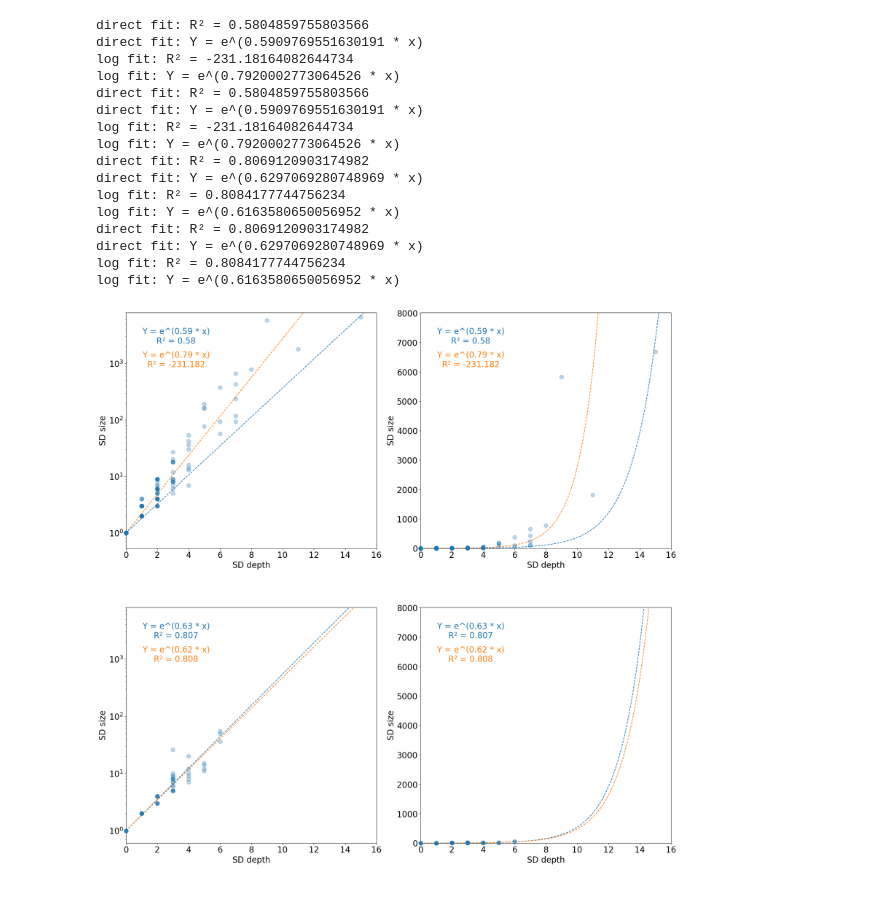
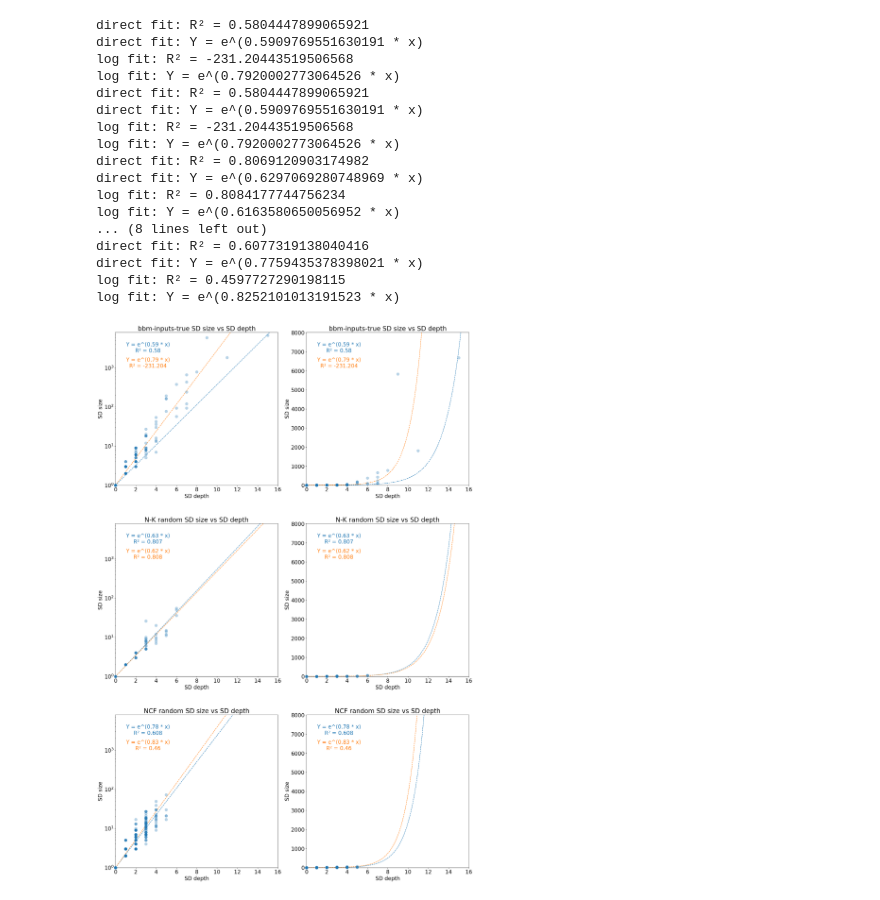
Before and after one commit to jcrozum/biobalm, a Jupyter notebook: analysis/output_analysis.ipynb, the cells around one changed output. Drawn from its saved outputs; the diff is of its cells as text; code cells hidden in the pictures.

```diff
--- a/analysis/output_analysis.ipynb
+++ b/analysis/output_analysis.ipynb
@@ -36,5 +38,8 @@ BID = BID.dropna(subset=['sdsize','sddepth'])
 # %%
-RAN = pd.read_csv("random-prototype.csv")
-RAN.columns = ["name", "n", "sdsize", "sddepth", "att", "maa", "mintrap"]
-RAN = RAN.sort_values(by=["name"])
-RAN = RAN.dropna(subset=['sdsize','sddepth'])
+NCF = pd.read_csv("SD_analysis_random_ncf.csv")
+NCF.attrs["name"] = "NCF random"
+NCF.columns = ["model_name", "n", "sdsize", "sddepth", "att", "maa", "mintrap"]
+NCF = NCF.sort_values(by=["model_name"])
+NCF = NCF.dropna(subset=["sdsize","sddepth"])
+
+NCF
@@ -87,15 +106,16 @@ def comparison_plots(vars, hlines=None, vlines=None):
 
         axd = figs[i, j].subplots(1,1)
         axd.set_zorder(10)
+        axd.set_title(data.attrs["name"] + " " + py.label + " vs " + px.label)
 
         if hlines:
             axd.hlines(hlines, xmin, xmax, color="k", linestyle="-.")
         if vlines:
             axd.vlines(vlines, ymin, ymax, color="k", linestyle="-.")
         if xlog:
-            axd.set_xscale('log')
+            axd.set_xscale("log")
         if ylog:
-            axd.set_yscale('log')
+            axd.set_yscale("log")
         if ytrend:
             xs = data[vx].sort_values()
             ys = data[vy].sort_values()
@@ -111,17 +131,17 @@ def comparison_plots(vars, hlines=None, vlines=None):
             print(f"direct fit: R² = {rSquared}")
             # plot the results
             xs1 = np.arange(xmin,xmax, 0.1)
-            axd.plot(xs1, monoExp(xs1, t), '--', label="fitted_scipy")
+            axd.plot(xs1, monoExp(xs1, t), "--", label="fitted_scipy")
             # inspect the parameters
             print(f"direct fit: Y = e^({t} * x)")
 
             axd.annotate(
                 f"Y = e^({round(t,2)} * x)\nR² = {round(rSquared,3)}",
                 xy=(0.2, 0.9),
-                xycoords = 'axes fraction',
+                xycoords = "axes fraction",
                 ha="center",
                 va="center",
-                c='#1f77b4'
+                c="#1f77b4"
             )
 
             # fit to log
@@ -135,17 +155,17 @@ def comparison_plots(vars, hlines=None, vlines=None):
             print(f"log fit: R² = {rSquared}")
             # plot the results
             xs1 = np.arange(xmin,xmax, 0.1)
-            axd.plot(xs1, monoExp(xs1, t), '--', label="fitted_scipy")
+            axd.plot(xs1, monoExp(xs1, t), "--", label="fitted_scipy")
             # inspect the parameters
             print(f"log fit: Y = e^({t} * x)")
 
             axd.annotate(
                 f"Y = e^({round(t,2)} * x)\nR² = {round(rSquared,3)}",
                 xy=(0.2, 0.8),
-                xycoords = 'axes fraction',
+                xycoords = "axes fraction",
                 ha="center",
                 va="center",
-                c='#ff7f0e'
+                c="#ff7f0e"
             )
 
         axd.scatter(data[vx], data[vy],
@@ -195,41 +225,52 @@ vars = [
     [
         (
             PlotVar(BTR,"sddepth",0,BTR["sddepth"].max()+1),
-            PlotVar(BTR,"sdsize",0,BTR["sdsize"].max()*1.2,True,True),
+            PlotVar(BTR,"sdsize",1,BTR["sdsize"].max()*1.2,True,True),
         ),
         (
             PlotVar(BTR,"sddepth",0,BTR["sddepth"].max()+1),
             PlotVar(BTR,"sdsize",0,BTR["sdsize"].max()*1.2,False,True),
         ),
     ],
     [
         (
             PlotVar(RAN,"sddepth",0,BTR["sddepth"].max()+1),
-            PlotVar(RAN,"sdsize",0,BTR["sdsize"].max()*1.2,True,True),
+            PlotVar(RAN,"sdsize",1,BTR["sdsize"].max()*1.2,True,True),
         ),
         (
             PlotVar(RAN,"sddepth",0,BTR["sddepth"].max()+1),
             PlotVar(RAN,"sdsize",0,BTR["sdsize"].max()*1.2,False,True),
         ),
     ],
+        [
+        (
+            PlotVar(NCF,"sddepth",0,BTR["sddepth"].max()+1),
+            PlotVar(NCF,"sdsize",1,BTR["sdsize"].max()*1.2,True,True),
+        ),
+        (
+            PlotVar(NCF,"sddepth",0,BTR["sddepth"].max()+1),
+            PlotVar(NCF,"sdsize",0,BTR["sdsize"].max()*1.2,False,True),
+        ),
+    ],
 ]
 
 fig = comparison_plots(vars)
 # %% [output]
-direct fit: R² = 0.5804859755803566
+direct fit: R² = 0.5804447899065921
 direct fit: Y = e^(0.5909769551630191 * x)
-log fit: R² = -231.18164082644734
+log fit: R² = -231.20443519506568
 log fit: Y = e^(0.7920002773064526 * x)
-direct fit: R² = 0.5804859755803566
+direct fit: R² = 0.5804447899065921
 direct fit: Y = e^(0.5909769551630191 * x)
-log fit: R² = -231.18164082644734
+log fit: R² = -231.20443519506568
 log fit: Y = e^(0.7920002773064526 * x)
 direct fit: R² = 0.8069120903174982
 direct fit: Y = e^(0.6297069280748969 * x)
 log fit: R² = 0.8084177744756234
 log fit: Y = e^(0.6163580650056952 * x)
-direct fit: R² = 0.8069120903174982
-direct fit: Y = e^(0.6297069280748969 * x)
-log fit: R² = 0.8084177744756234
-log fit: Y = e^(0.6163580650056952 * x)
+... (8 lines left out)
+direct fit: R² = 0.6077319138040416
+direct fit: Y = e^(0.7759435378398021 * x)
+log fit: R² = 0.4597727290198115
+log fit: Y = e^(0.8252101013191523 * x)
-[figure, old version]
+[figure, new version]
```
Also changed, not shown: parts of 5 cells of this notebook.
